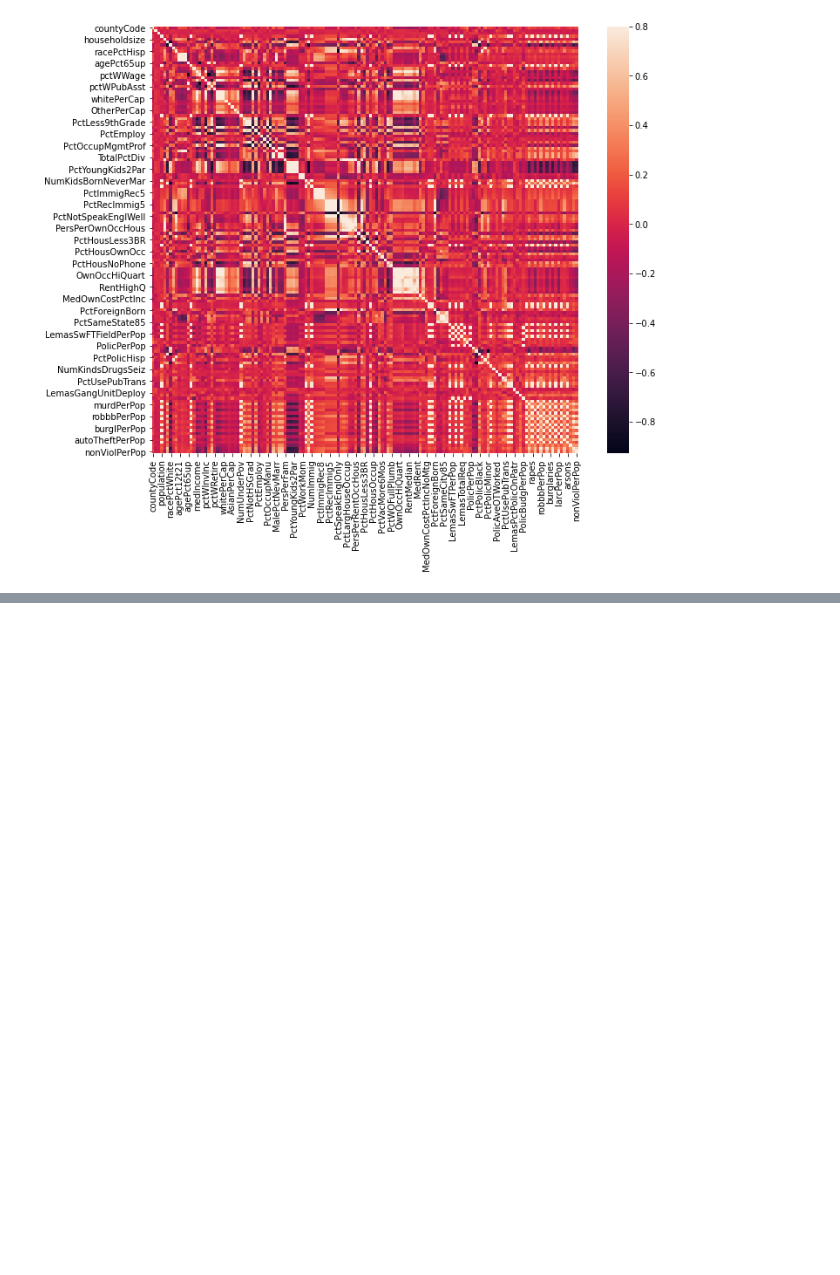
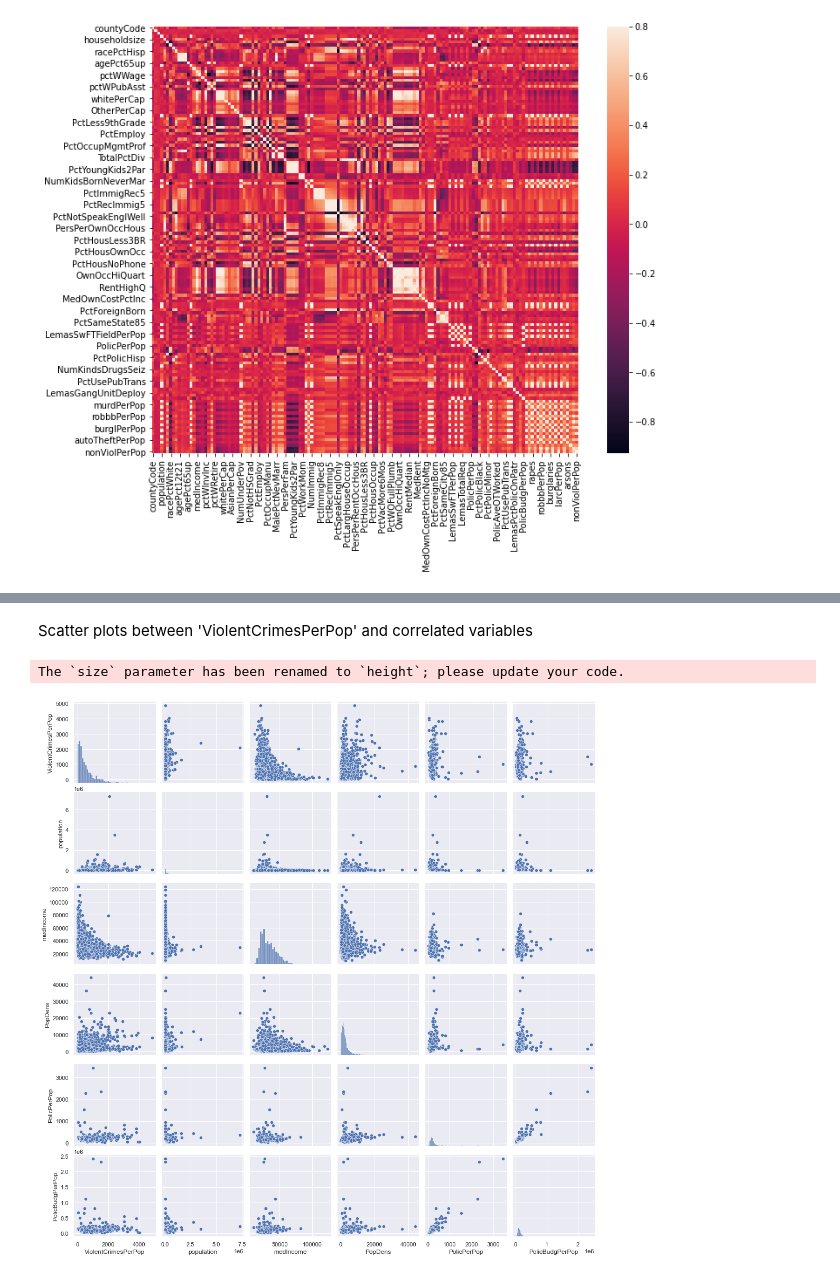
Before and after one commit to blueriver212/Crime_Prediction_ML, a Jupyter notebook: ESDA.ipynb, the cells around one changed output, grey strips where cells are left out. Drawn from its saved outputs; the diff is of its cells as text; code cells hidden in the pictures; blank space fills up the shorter version.

```diff
--- a/ESDA.ipynb
+++ b/ESDA.ipynb
@@ -197,2 +216,13 @@ plt.rcParams["font.family"] = "Times New Roman"
+# %% [markdown]
+Scatter plots between 'ViolentCrimesPerPop' and correlated variables
+# %%
+#scatterplot
+sns.set()
+cols = ['ViolentCrimesPerPop', 'population', 'medIncome','PopDens','PolicPerPop','PolicBudgPerPop']
+sns.pairplot(crimedata[cols], size = 2.5)
+plt.show();
+# %% [output]
+The `size` parameter has been renamed to `height`; please update your code.
+[figure, added]
 # %%
 #group Violent crime and nonViolent crime by state
```
Also changed, not shown: parts of 10 cells of this notebook.
